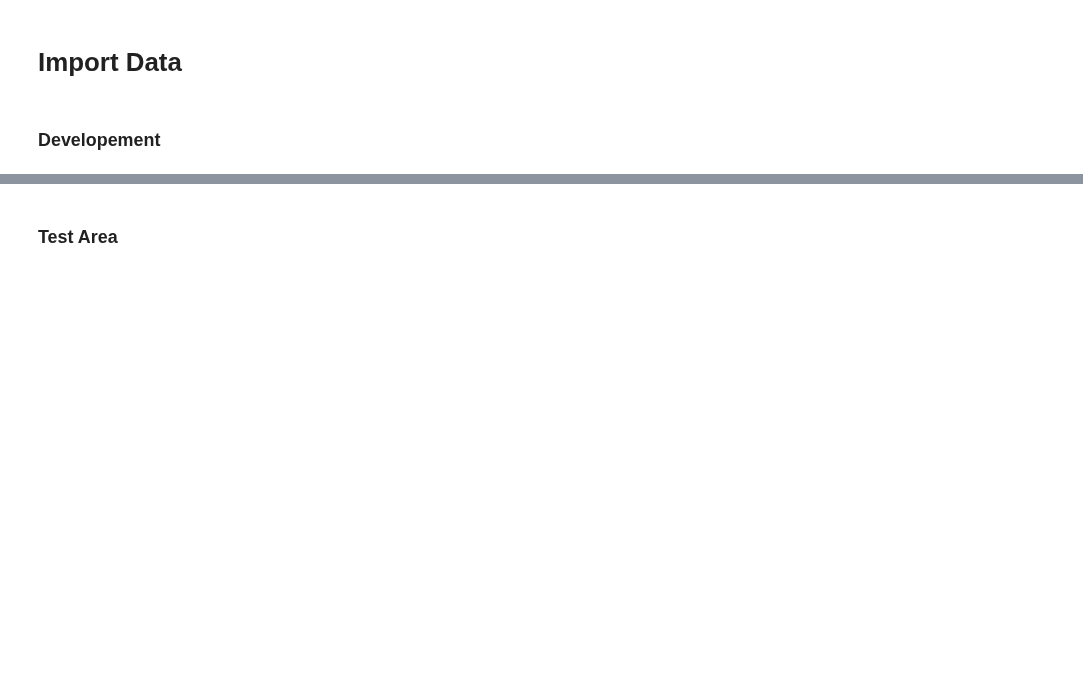
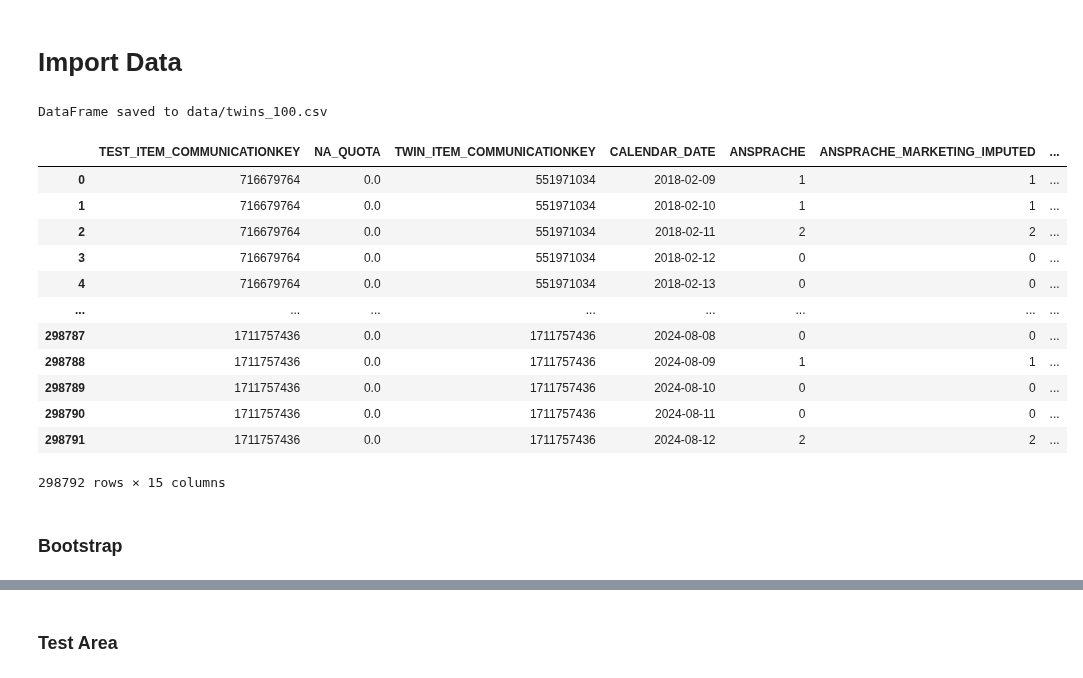
Before and after one commit to chrisnhr/Diplom, a Jupyter notebook: bootstrapping.ipynb, the cells around one changed output, grey strips where cells are left out. Saved outputs shown, nothing was run; the diff lists cells and outputs as text; code cells hidden in the pictures; blank space fills up the shorter version.

```diff
--- a/bootstrapping.ipynb
+++ b/bootstrapping.ipynb
@@ -31,6 +67,21 @@ def get_bq_table(table_id, file_path=None, project_id: str = "brain-flash-dev",
 # %%
-#get_bq_table("CN_data_to_fetch", file_path='data/twins_100.csv')
+InputData.get_bq_table("CN_data_to_fetch", file_path='data/twins_100.csv')
+# %% [output]
+DataFrame saved to data/twins_100.csv
+|  | TEST_ITEM_COMMUNICATIONKEY | NA_QUOTA | TWIN_ITEM_COMMUNICATIONKEY | CALENDAR_DATE | ANSPRACHE | ANSPRACHE_MARKETING_IMPUTED | ... |
+| 0 | 716679764 | 0.0 | 551971034 | 2018-02-09 | 1 | 1 | ... |
+| 1 | 716679764 | 0.0 | 551971034 | 2018-02-10 | 1 | 1 | ... |
+| 2 | 716679764 | 0.0 | 551971034 | 2018-02-11 | 2 | 2 | ... |
+| 3 | 716679764 | 0.0 | 551971034 | 2018-02-12 | 0 | 0 | ... |
+| 4 | 716679764 | 0.0 | 551971034 | 2018-02-13 | 0 | 0 | ... |
+| ... | ... | ... | ... | ... | ... | ... | ... |
+| 298787 | 1711757436 | 0.0 | 1711757436 | 2024-08-08 | 0 | 0 | ... |
+| 298788 | 1711757436 | 0.0 | 1711757436 | 2024-08-09 | 1 | 1 | ... |
+| 298789 | 1711757436 | 0.0 | 1711757436 | 2024-08-10 | 0 | 0 | ... |
+| 298790 | 1711757436 | 0.0 | 1711757436 | 2024-08-11 | 0 | 0 | ... |
+| 298791 | 1711757436 | 0.0 | 1711757436 | 2024-08-12 | 2 | 2 | ... |
+298792 rows × 15 columns
 # %%
 df = pd.read_csv('data/twins_100.csv')
 # %% [markdown]
-### Developement
+### Bootstrap
```
Also changed, not shown: parts of 15 cells of this notebook, 1 other file.
